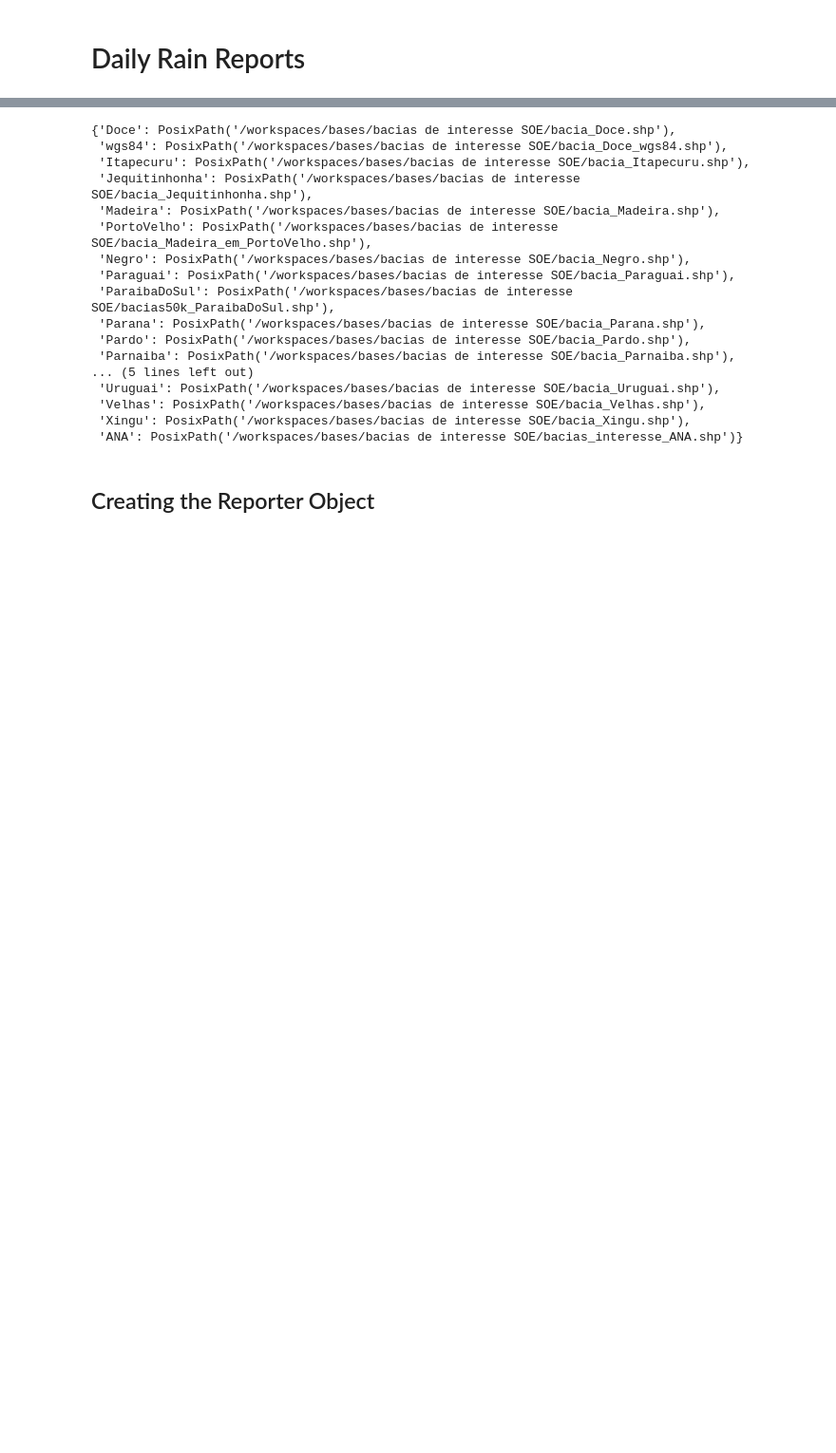
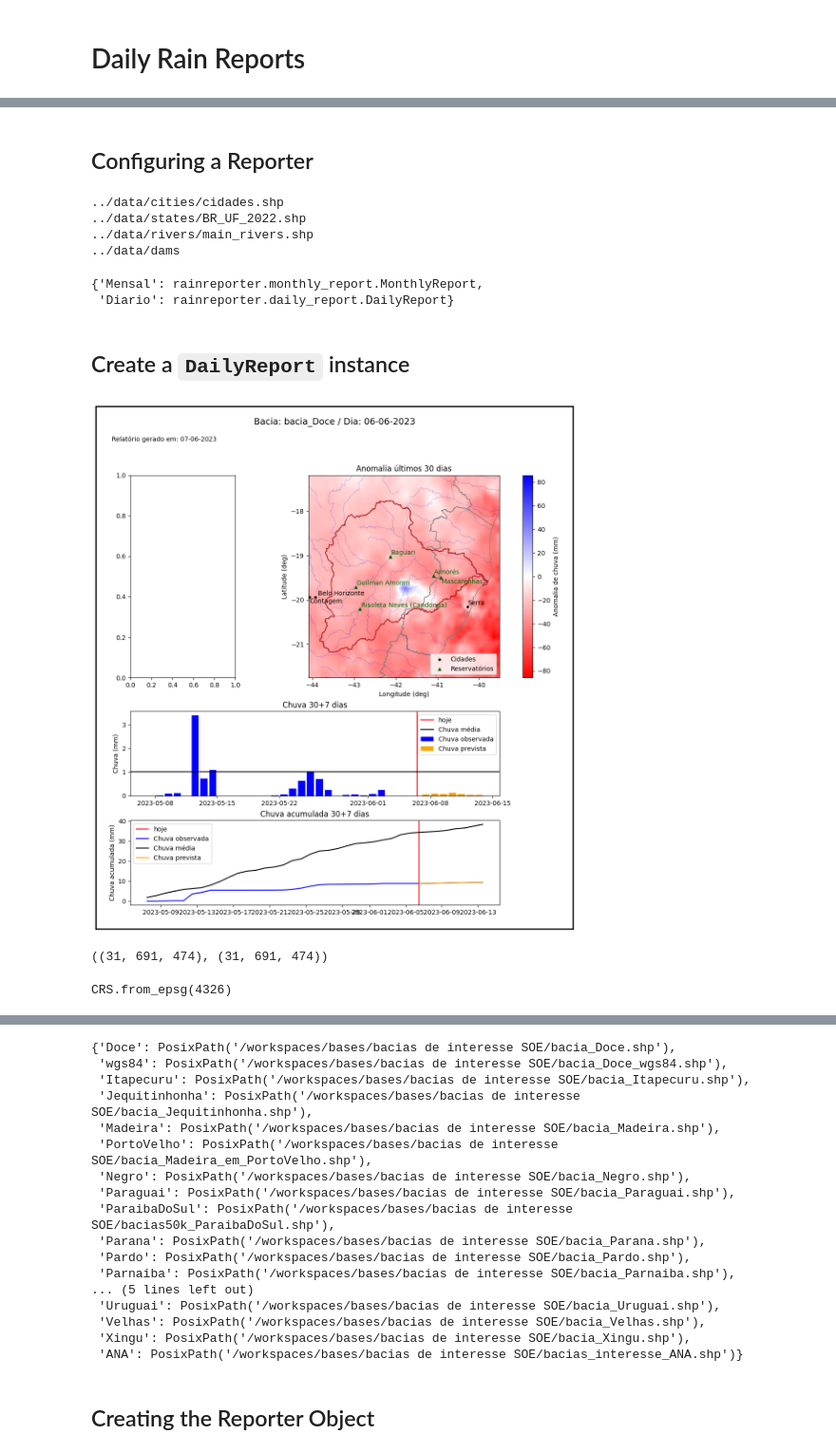
Before and after one commit to cordmaur/RainReporter, a Jupyter notebook: nbs/02-Daily_Report.ipynb, the cells around one changed output, grey strips where cells are left out. Shown at 95% size. Drawn from its saved outputs; the diff is of its cells as text; code cells hidden in the pictures; blank space fills up the shorter version.

```diff
--- a/nbs/02-Daily_Report.ipynb
+++ b/nbs/02-Daily_Report.ipynb
@@ -23,0 +24,42 @@ from raindownloader.utils import GISUtil
+# %% [markdown]
+## Configuring a Reporter
+# %%
+download_folder = '/workspaces/reports_folder/downloads/'
+
+reporter = Reporter(
+    server=INPEParsers.FTPurl,
+    config_file='../reporter.json5',
+    download_folder=download_folder,
+)
+# %% [output]
+../data/cities/cidades.shp
+../data/states/BR_UF_2022.shp
+../data/rivers/main_rivers.shp
+../data/dams
+# %%
+reporter.templates
+# %% [output]
+{'Mensal': rainreporter.monthly_report.MonthlyReport,
+ 'Diario': rainreporter.daily_report.DailyReport}
+# %% [markdown]
+## Create a `DailyReport` instance
+# %%
+report = DailyReport(
+    downloader=reporter.downloader,
+    mapper=reporter.mapper,
+    shp_file='/workspaces/reports_folder/bases/bacias_interesse/bacia_Doce.shp',
+    days_lbk=30,
+)
+# %%
+fig, axs, rain, avg_rain, rain_fcst, avg_rain_fcst = report.generate_report('20230606')
+# %% [output]
+[figure, added]
+# %%
+self = report
+avg_rain.shape, rain.shape
+# %% [output]
+((31, 691, 474), (31, 691, 474))
+# %%
+avg_rain_fcst.rio.crs
+# %% [output]
+CRS.from_epsg(4326)
```
Also changed, not shown: parts of 21 cells of this notebook, 5 other files.
